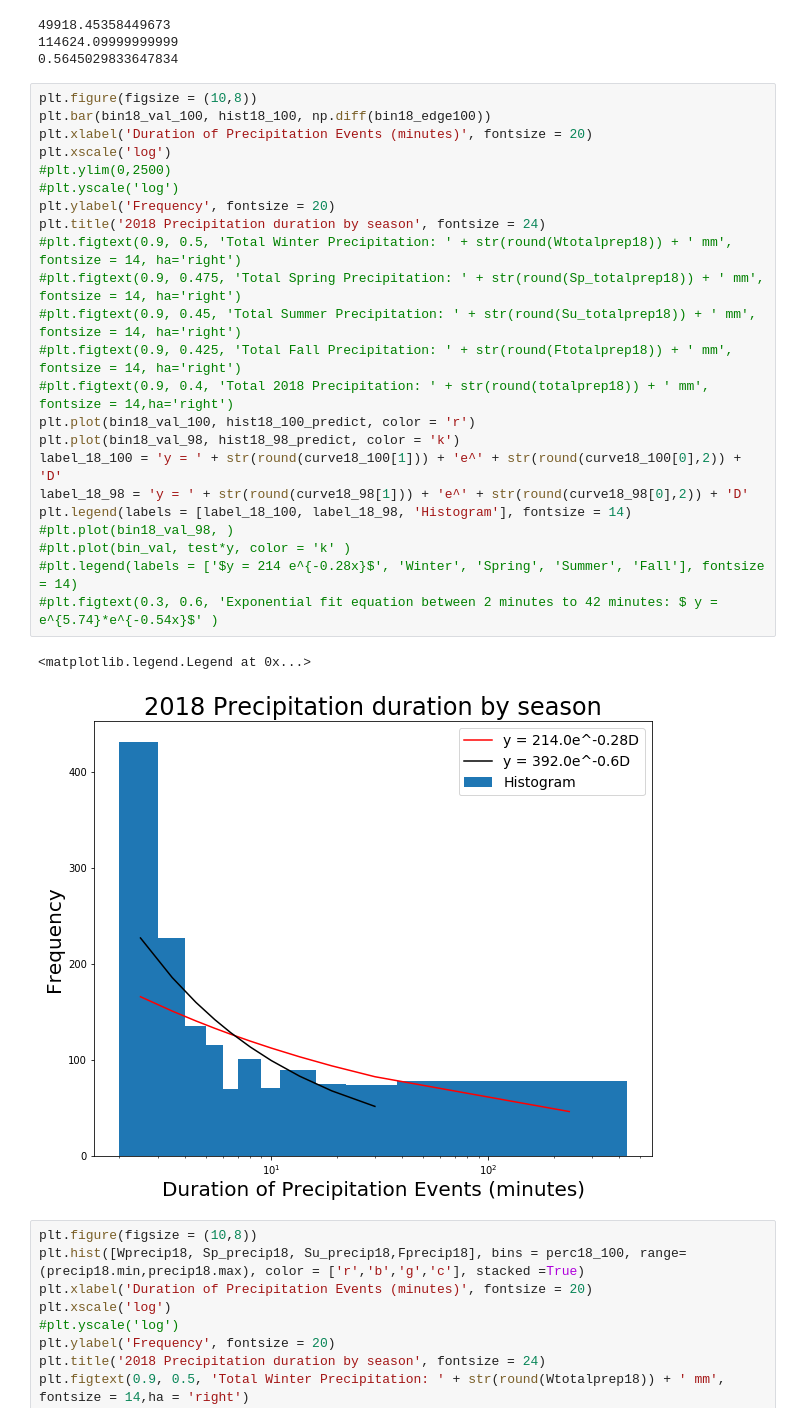
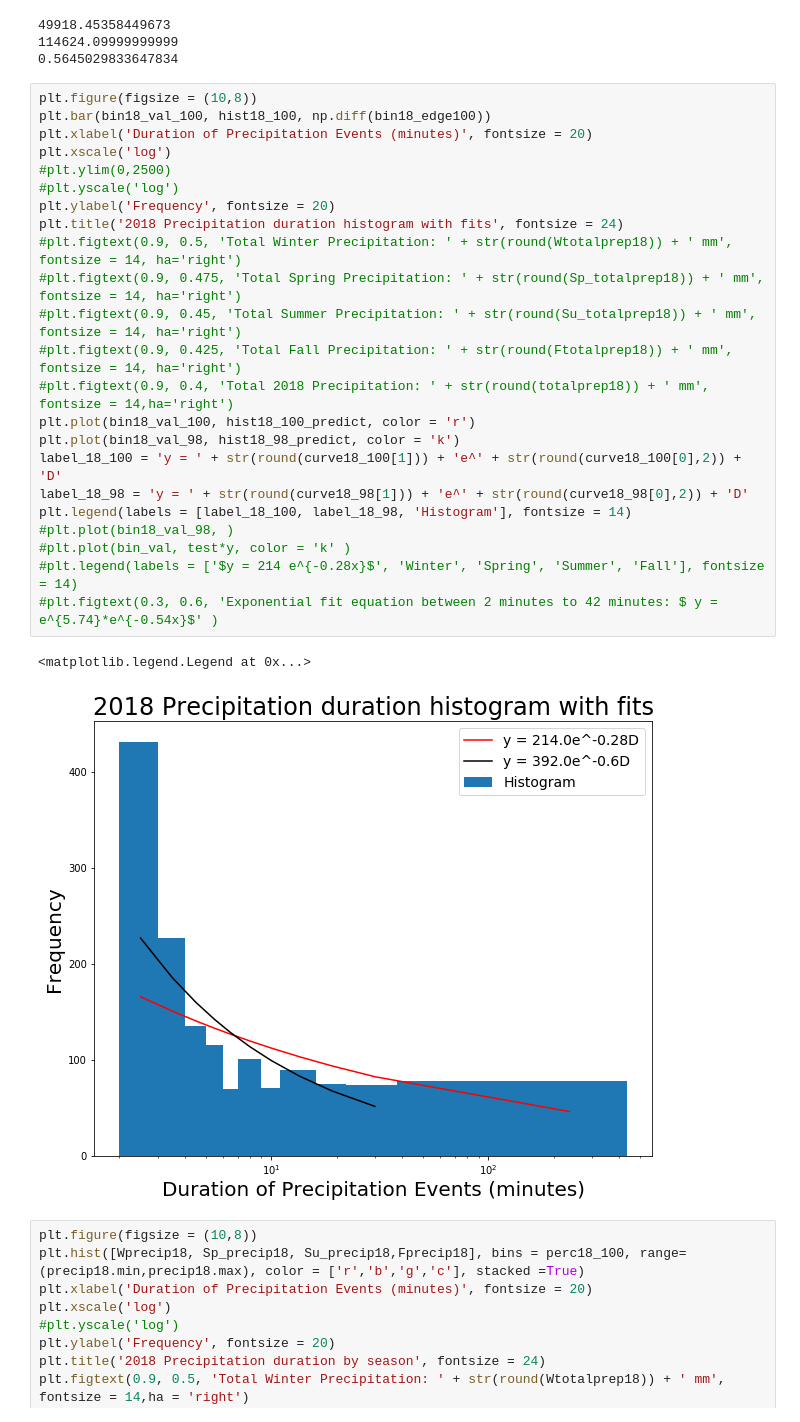
Before and after one commit to zhangt3-e/senior_thesis, a Jupyter notebook: Code/exponentials.ipynb, the cells around one changed output. Saved outputs shown, nothing was run; the diff lists cells and outputs as text.

Commit message:
Redoing figures

```diff
--- a/Code/exponentials.ipynb
+++ b/Code/exponentials.ipynb
@@ -135,29 +135,29 @@ print(R2_18_98_reg)
 # %%
 plt.figure(figsize = (10,8))
 plt.bar(bin18_val_100, hist18_100, np.diff(bin18_edge100))
 plt.xlabel('Duration of Precipitation Events (minutes)', fontsize = 20)
 plt.xscale('log')
 #plt.ylim(0,2500)
 #plt.yscale('log')
 plt.ylabel('Frequency', fontsize = 20)
-plt.title('2018 Precipitation duration by season', fontsize = 24)
+plt.title('2018 Precipitation duration histogram with fits', fontsize = 24)
 #plt.figtext(0.9, 0.5, 'Total Winter Precipitation: ' + str(round(Wtotalprep18)) + ' mm', fontsize = 14, ha='right')
 #plt.figtext(0.9, 0.475, 'Total Spring Precipitation: ' + str(round(Sp_totalprep18)) + ' mm', fontsize = 14, ha='right')
 #plt.figtext(0.9, 0.45, 'Total Summer Precipitation: ' + str(round(Su_totalprep18)) + ' mm', fontsize = 14, ha='right')
 #plt.figtext(0.9, 0.425, 'Total Fall Precipitation: ' + str(round(Ftotalprep18)) + ' mm', fontsize = 14, ha='right')
 #plt.figtext(0.9, 0.4, 'Total 2018 Precipitation: ' + str(round(totalprep18)) + ' mm', fontsize = 14,ha='right')
 plt.plot(bin18_val_100, hist18_100_predict, color = 'r')
 plt.plot(bin18_val_98, hist18_98_predict, color = 'k')
 label_18_100 = 'y = ' + str(round(curve18_100[1])) + 'e^' + str(round(curve18_100[0],2)) + 'D'
 label_18_98 = 'y = ' + str(round(curve18_98[1])) + 'e^' + str(round(curve18_98[0],2)) + 'D'
 plt.legend(labels = [label_18_100, label_18_98, 'Histogram'], fontsize = 14)
 #plt.plot(bin18_val_98, )
 #plt.plot(bin_val, test*y, color = 'k' )
 #plt.legend(labels = ['$y = 214 e^{-0.28x}$', 'Winter', 'Spring', 'Summer', 'Fall'], fontsize = 14)
 #plt.figtext(0.3, 0.6, 'Exponential fit equation between 2 minutes to 42 minutes: $ y = e^{5.74}*e^{-0.54x}$' )
 # %% [output]
 <matplotlib.legend.Legend at 0x...>
-[figure, old version]
+[figure, new version]
 # %%
 plt.figure(figsize = (10,8))
 plt.hist([Wprecip18, Sp_precip18, Su_precip18,Fprecip18], bins = perc18_100, range= (precip18.min,precip18.max), color = ['r','b','g','c'], stacked =True)
```
Also changed, not shown: parts of 1 cell of this notebook, 9 other files.
